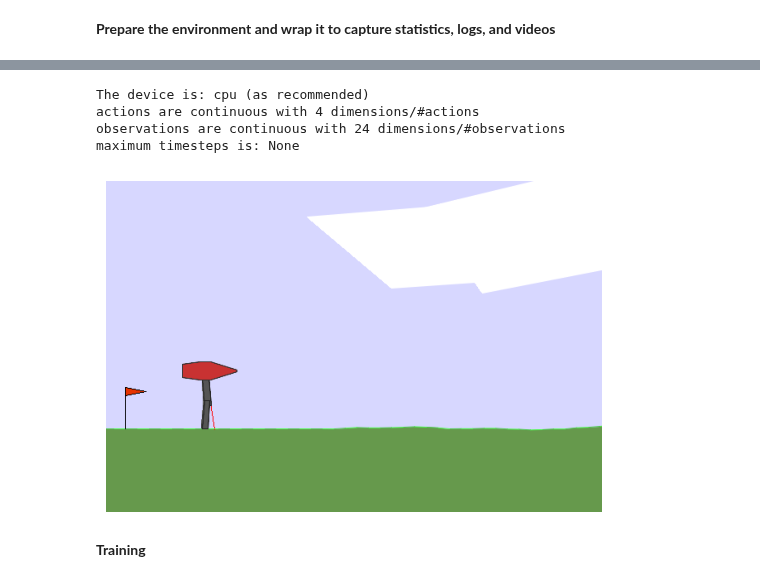
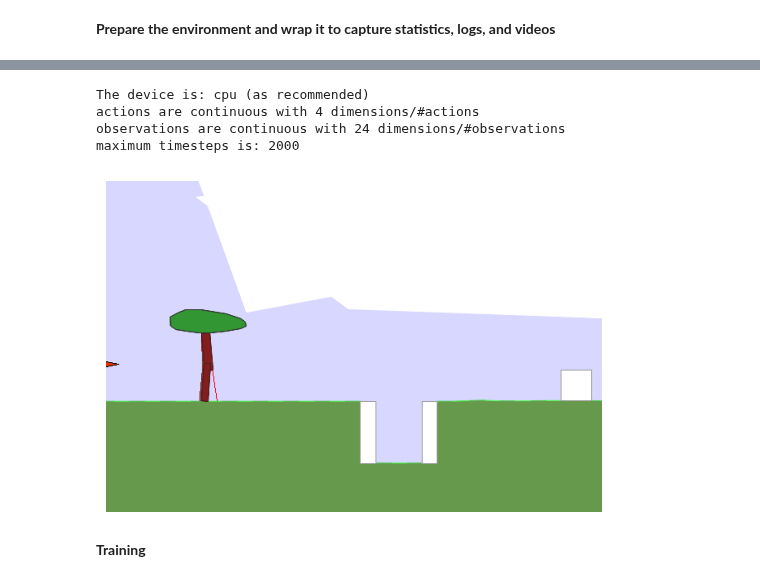
Before and after one commit to Theosdoor/Bipedal-Walking-with-RL, a Jupyter notebook: agent.ipynb, the cells around one changed output, grey strips where cells are left out. Drawn from its saved outputs; the diff is of its cells as text; code cells hidden in the pictures.

```diff
--- a/agent.ipynb
+++ b/agent.ipynb
@@ -556,36 +580,36 @@ if hyperparams['top_quantiles_to_drop_per_net'] == 'auto':
 # %%
 ## SETUP
 
 # make env
-env = rld.make("rldurham/Walker", render_mode="rgb_array", hardcore=hyperparams['hardcore'])
+env = rld.make("rldurham/Walker", render_mode="rgb_array", hardcore=IS_HARDCORE)
 
 # get statistics, logs, and videos
-video_prefix = "nchw73-agent-hardcore-video" if hyperparams['hardcore'] else "nchw73-agent-video"
+video_prefix = "nchw73-agent-hardcore-video" if IS_HARDCORE else "nchw73-agent-video"
 env = rld.Recorder(
     env,
     smoothing=10,                       # track rolling averages (useful for plotting)
     video=True,                         # enable recording videos
     video_folder="videos",              # folder for videos
     video_prefix=video_prefix,          # prefix for videos
     logs=True,                          # keep logs
 )
 
 rld.check_device() # training on CPU recommended
 
 env.video = False # switch video recording off (only switch on every x episodes as this is slow)
 
 # environment info
 discrete_act, discrete_obs, act_dim, state_dim = rld.env_info(env, print_out=True)
 
 # render start image
 env.reset(seed=seed)
 rld.render(env)
 # %% [output]
 The device is: cpu (as recommended)
 actions are continuous with 4 dimensions/#actions
 observations are continuous with 24 dimensions/#observations
-maximum timesteps is: None
+maximum timesteps is: 2000
-[figure, old version]
+[figure, new version]
 # %% [markdown]
 **Training**
 # %%
```
Also changed, not shown: parts of 5 cells of this notebook, 3 other files.
